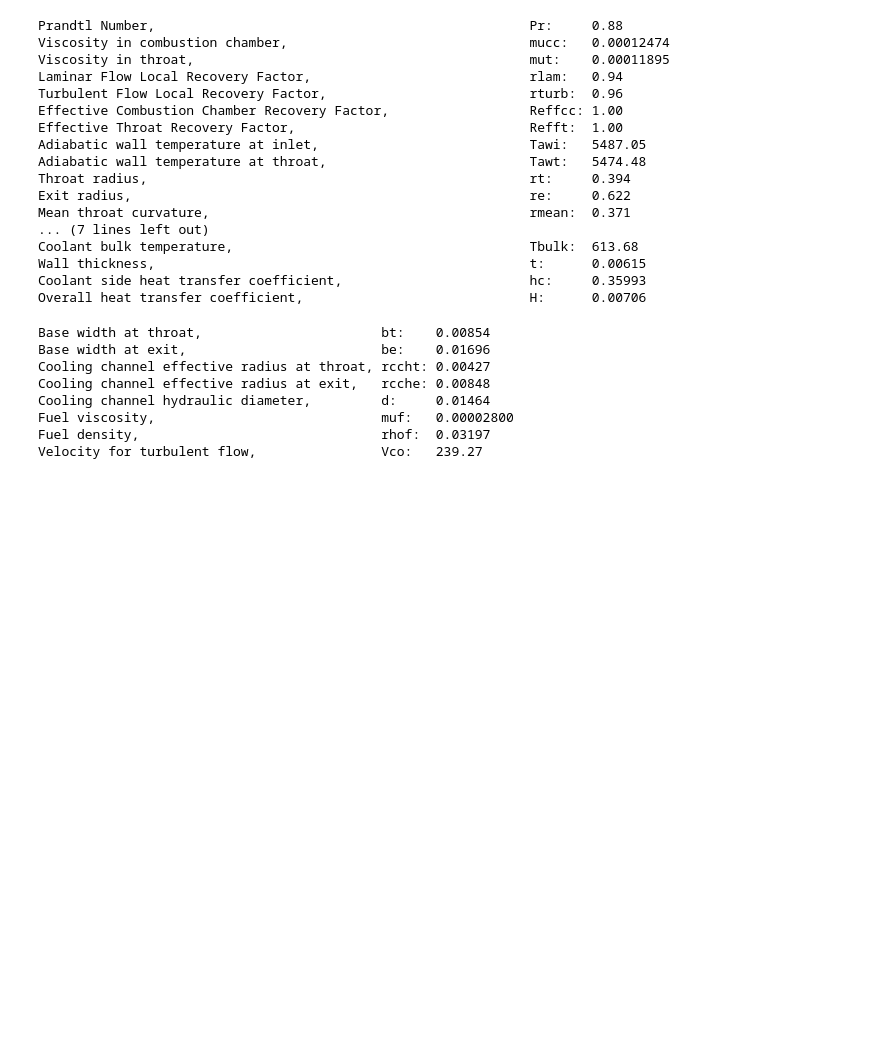
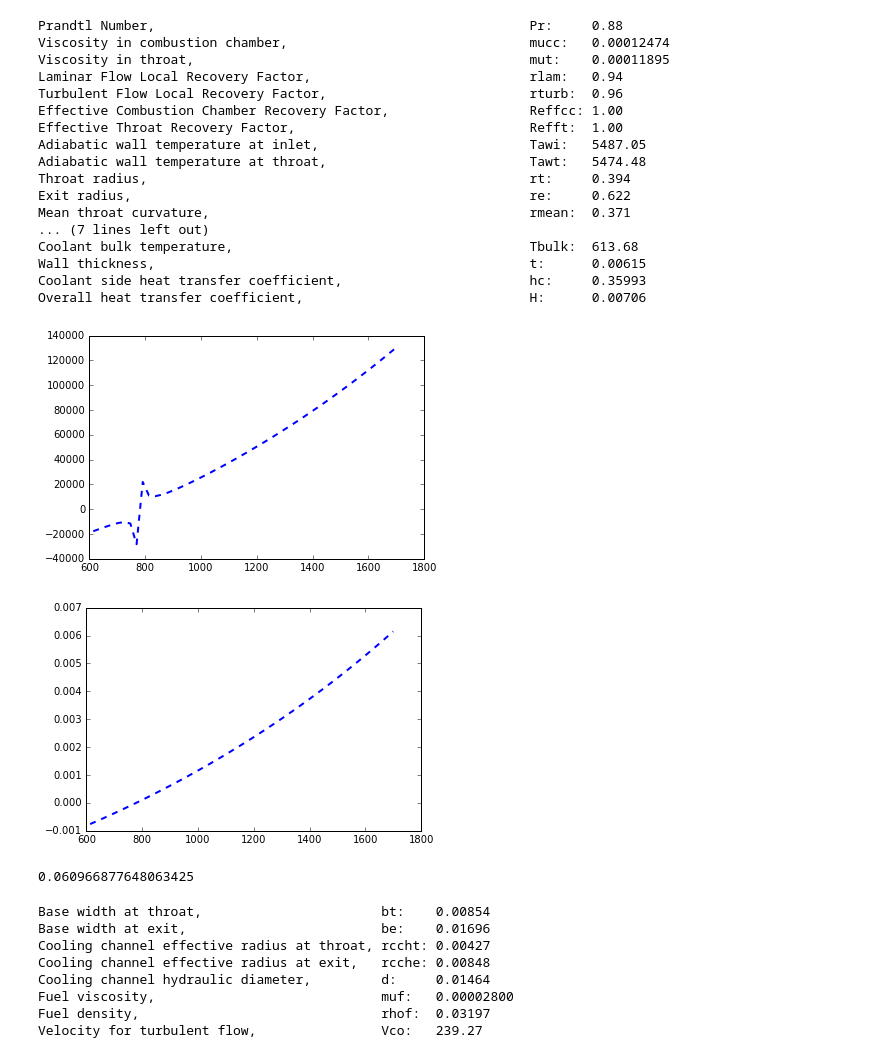
Before and after one commit to psas/liquid-propellant-engine, a Jupyter notebook: Nozzle_Construction/LFRE.ipynb, the cells around one changed output. Drawn from its saved outputs; the diff is of its cells as text; code cells hidden in the pictures; blank space fills up the shorter version.

Commit message:
added graphing to heat transfer section

```diff
--- a/Nozzle_Construction/LFRE.ipynb
+++ b/Nozzle_Construction/LFRE.ipynb
@@ -349,3 +356,12 @@ Overall heat transfer coefficient,                             H:      0.00706
+# %%
+x = np.linspace(Tbulk,Twg)
+plt.figure(1)
+line, = plt.plot(x,(Pco-Pt)*rccht/(k/((((0.026/(2*rt)**0.2*(mucc**0.2*Cp/Pr**0.6)*(Pcns*g/cstar)**0.8*(2*rt/rmean)**0.1)*((1/((.5*x/Tcns*(1+(gamma-1)/2)+.5)**0.68*(1+(gamma+1)/2)**0.12)))))*(Tawt-x))*(x-Tcc))+E*a*q*(k/((((0.026/(2*rt)**0.2*(mucc**0.2*Cp/Pr**0.6)*(Pcns*g/cstar)**0.8*(2*rt/rmean)**0.1)*((1/((.5*x/Tcns*(1+(gamma-1)/2)+.5)**0.68*(1+(gamma+1)/2)**0.12)))))*(Tawt-x))*(x-Tcc))/2/(1-v)/k, '--', linewidth=2)
+plt.figure(2)
+line, = plt.plot(x,k/((((0.026/(2*rt)**0.2*(mucc**0.2*Cp/Pr**0.6)*(Pcns*g/cstar)**0.8*(2*rt/rmean)**0.1)*((1/((.5*x/Tcns*(1+(gamma-1)/2)+.5)**0.68*(1+(gamma+1)/2)**0.12)))))*(Tawt-x))*(x-Tcc), '--', linewidth=2)
+# %% [output]
+[figure, added]
+[figure, added]
 # %%
 #cooling channel geometry
 bt     = (2*rt+t)*math.pi/n-t     #base width at throat
@@ -360,10 +376,14 @@ muf = 2.7998705 *10**-5
 rhof = 0.031972653 #density of 70% ethanol
 
 Vco    = 4000/rhof/d*muf          #needed velocity for turbulent flow in in/s
+A_u    = wdotf/rhof/Vco            #unobstructed cross sectional area
+print(A_u)
 #Vco    =
 #mubulk = #coolant viscosity at bulk temp
 #muw    = #coolant viscosity at sidewall temp
 #kf     = #fuel thermal conductivity
+# %% [output]
+0.060966877648063425
 # %%
 #print cooling channel geometry
 print("Base width at throat,                       bt:    %.5f" % bt)
```
Also changed, not shown: parts of 1 cell of this notebook.
